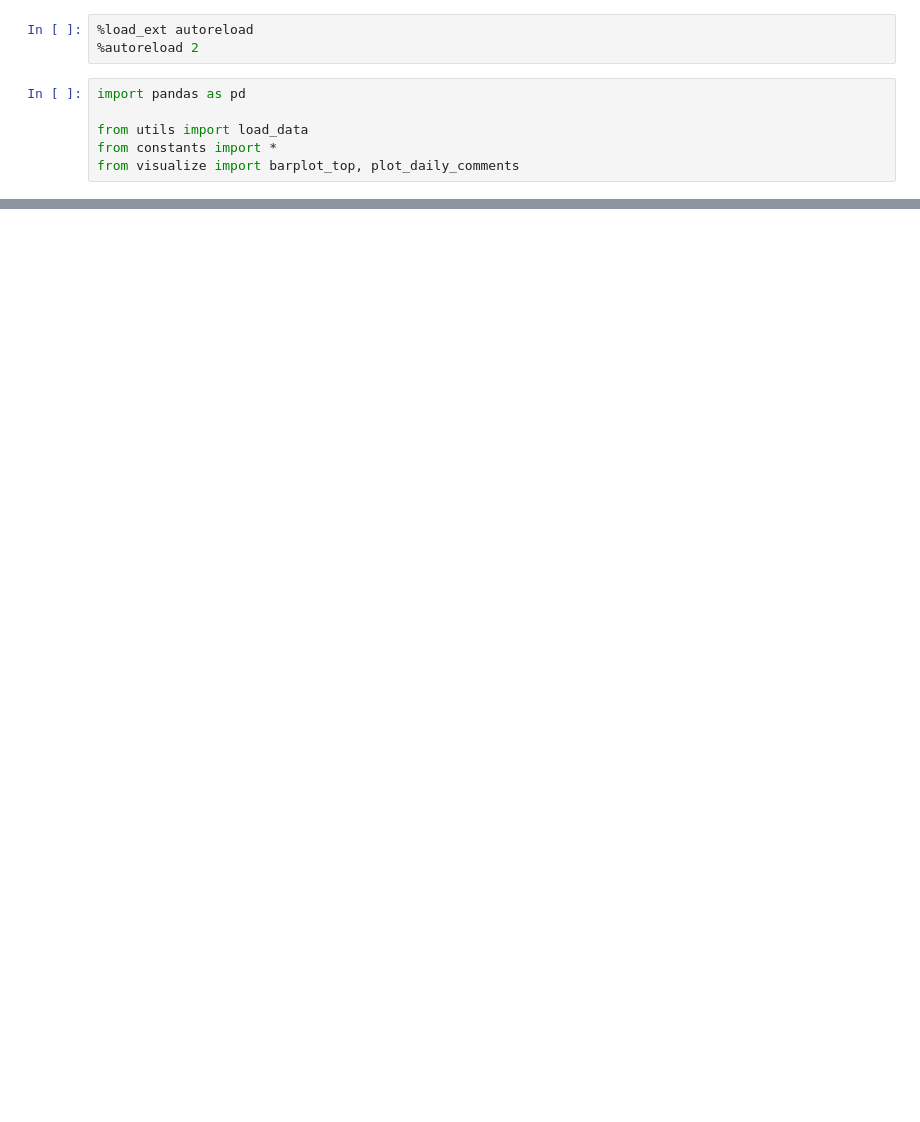
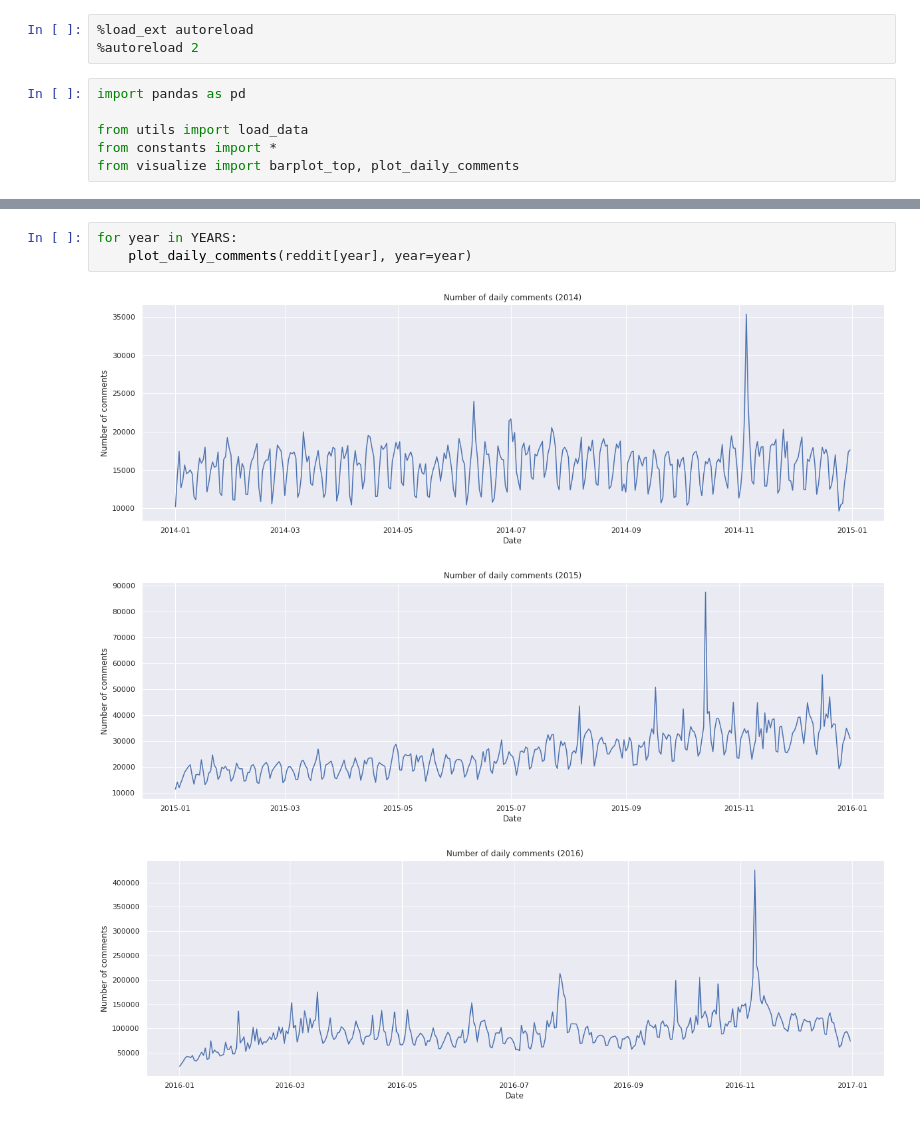
Before and after one commit to xavoliva/anlp_project, a Jupyter notebook: preprocessing.ipynb, the cells around one changed output, grey strips where cells are left out. Saved outputs shown, nothing was run; the diff lists cells and outputs as text; blank space fills up the shorter version.

```diff
--- a/preprocessing.ipynb
+++ b/preprocessing.ipynb
@@ -29,0 +34,7 @@ plot_daily_comments(reddit_2014)
+# %%
+for year in YEARS:
+    plot_daily_comments(reddit[year], year=year)
+# %% [output]
+[figure, added]
+[figure, added]
+[figure, added]
```
Also changed, not shown: parts of 8 cells of this notebook, 5 other files.
